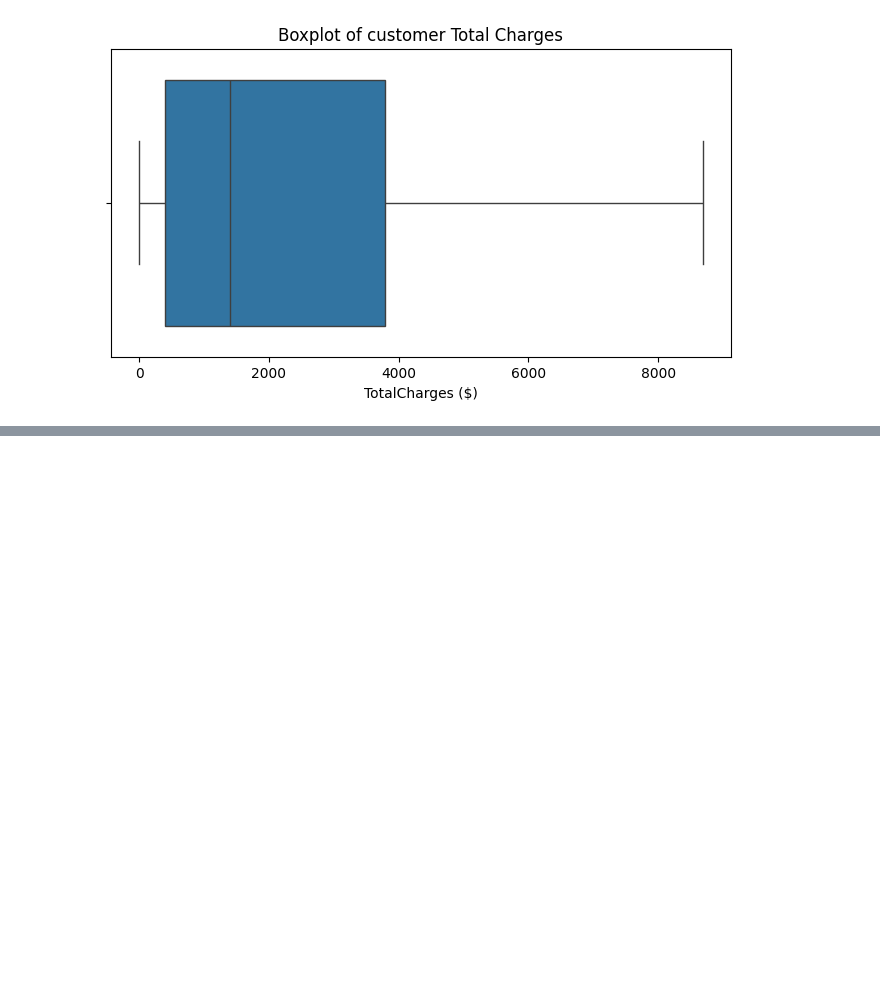
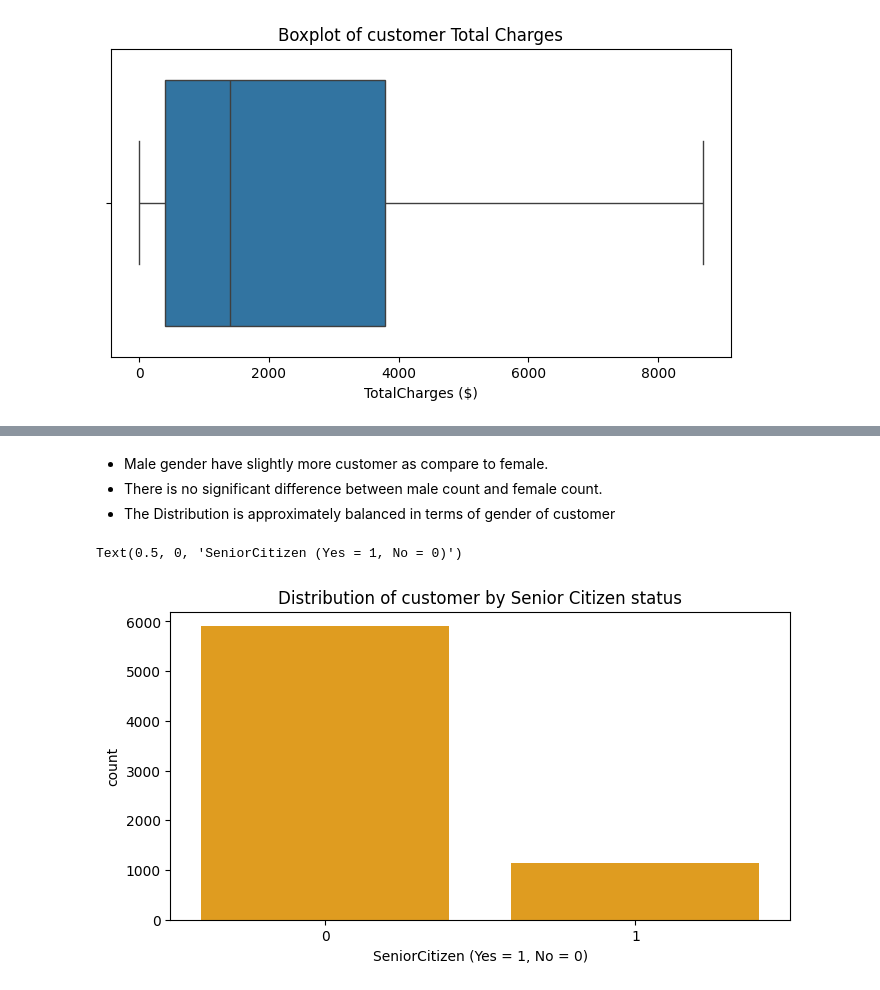
Before and after one commit to dheeraj59/Telco-Customer-Churn-EDA, a Jupyter notebook: eda.ipynb, the cells around one changed output, grey strips where cells are left out. Drawn from its saved outputs; the diff is of its cells as text; code cells hidden in the pictures; blank space fills up the shorter version.

```diff
--- a/eda.ipynb
+++ b/eda.ipynb
@@ -463,0 +487,12 @@ Text(0.5, 0, 'TotalCharges ($)')
+# %% [markdown]
+- Male gender have slightly more customer as compare to female.
+- There is no significant difference between male count and female count.
+- The Distribution is approximately balanced in terms of gender of customer
+# %%
+plt.figure(figsize=(8,4))
+sns.countplot(data = df, x = "SeniorCitizen",color = "orange")
+plt.title("Distribution of customer by Senior Citizen status")
+plt.xlabel("SeniorCitizen (Yes = 1, No = 0)")
+# %% [output]
+Text(0.5, 0, 'SeniorCitizen (Yes = 1, No = 0)')
+[figure, added]
```
Also changed, not shown: parts of 14 cells of this notebook.
